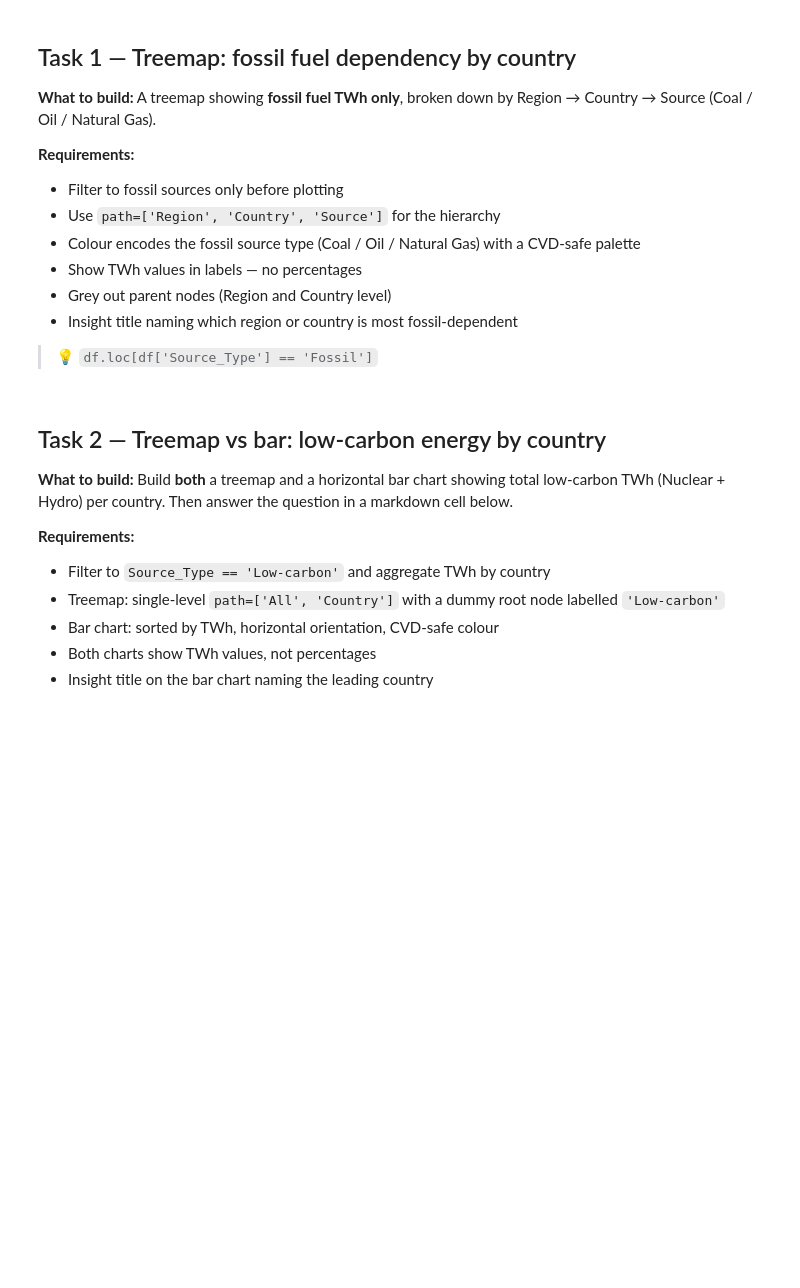
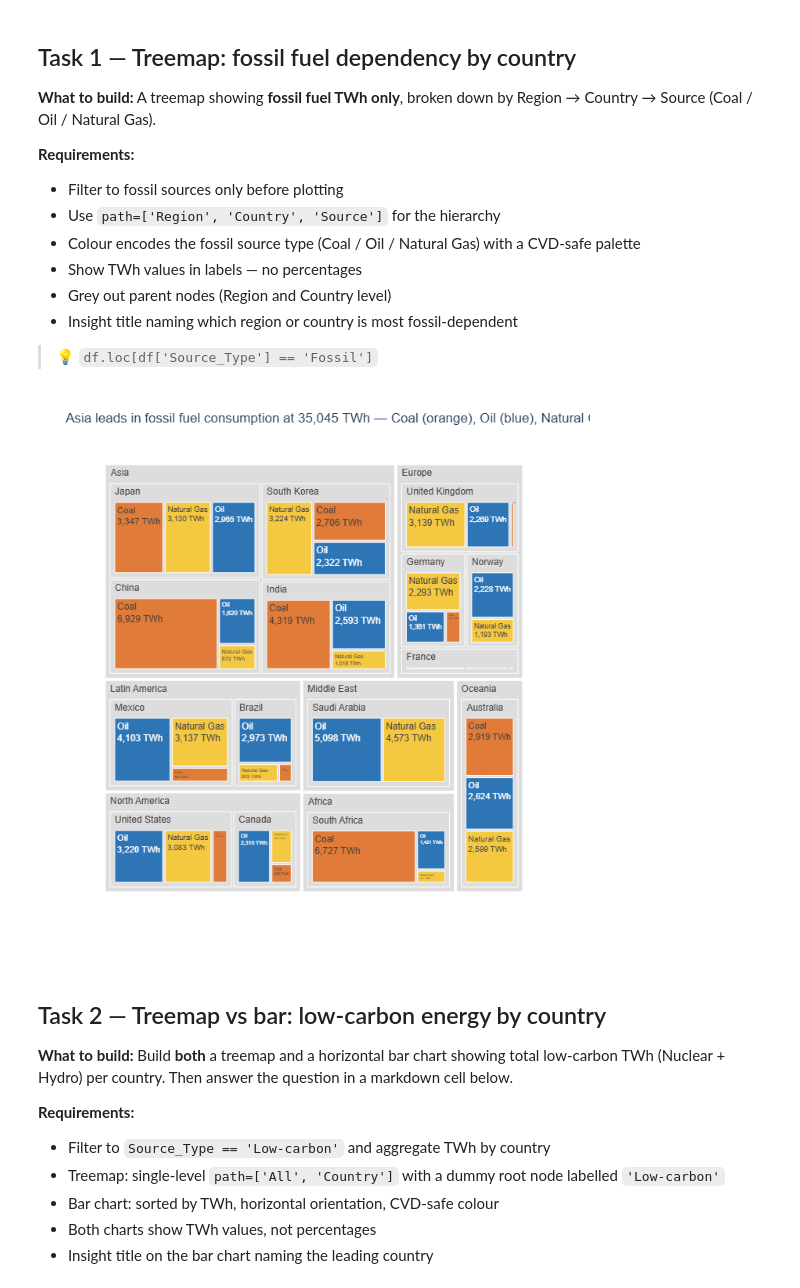
Before and after one commit to raj17-dev/dataviz-exercises-raj-ravindra-singh, a Jupyter notebook: week07/lecture07_exercise.ipynb, the cells around one changed output. Cells and saved outputs as stored; diff of their text form; code cells hidden in the pictures; blank space fills up the shorter version.

```diff
--- a/week07/lecture07_exercise.ipynb
+++ b/week07/lecture07_exercise.ipynb
@@ -56,6 +56,54 @@ Loaded: 103 rows
 # %%
 # Task 1
 # YOUR CODE HERE
+# Filter to fossil sources only
+df_fossil = df.loc[df['Source_Type'] == 'Fossil']
+
+# CVD-safe colour mapping for fossil sources
+fossil_colors = {
+    'Coal': '#E07B39',         # orange — the accent reused in Task 3
+    'Oil': '#2E75B6',          # blue
+    'Natural Gas': '#F5C842',  # yellow — separated from orange by lightness
+}
+
+# Create treemap
+fig = px.treemap(
+    df_fossil,
+    path=['Region', 'Country', 'Source'],
+    values='TWh',
+    color='Source',
+    color_discrete_map=fossil_colors,
+    labels={'TWh': 'Energy (TWh)'},
+    height=700, width=1100,
+    template='plotly_white'
+)
+
+# Customisation
+fig.update_traces(
+    textinfo='label+value',
+    texttemplate='%{label}<br>%{value:,.0f} TWh',
+    hovertemplate='<b>%{label}</b><br>%{value:,.0f} TWh'
+)
+
+# Calculate which region is most fossil-dependent
+regional_fossil = df_fossil.groupby('Region')['TWh'].sum().sort_values(ascending=False)
+top_region = regional_fossil.index[0]
+top_value = regional_fossil.iloc[0]
+
+fig.update_layout(
+    title=f'{top_region} leads in fossil fuel consumption at {top_value:,.0f} TWh — Coal (orange), Oil (blue), Natural Gas (yellow)',
+    font=dict(family='Arial', size=12),
+)
+
+# Grey out parent nodes (Region and Country level)
+fig.data[0].marker.colors = [
+    c if c in fossil_colors.values() else '#DDDDDD'
+    for c in fig.data[0].marker.colors
+]
+
+fig.show()
+# %% [output]
+[figure, added]
 # %% [markdown]
 ## Task 2 — Treemap vs bar: low-carbon energy by country
 
```
Also changed, not shown: parts of 4 cells of this notebook.
